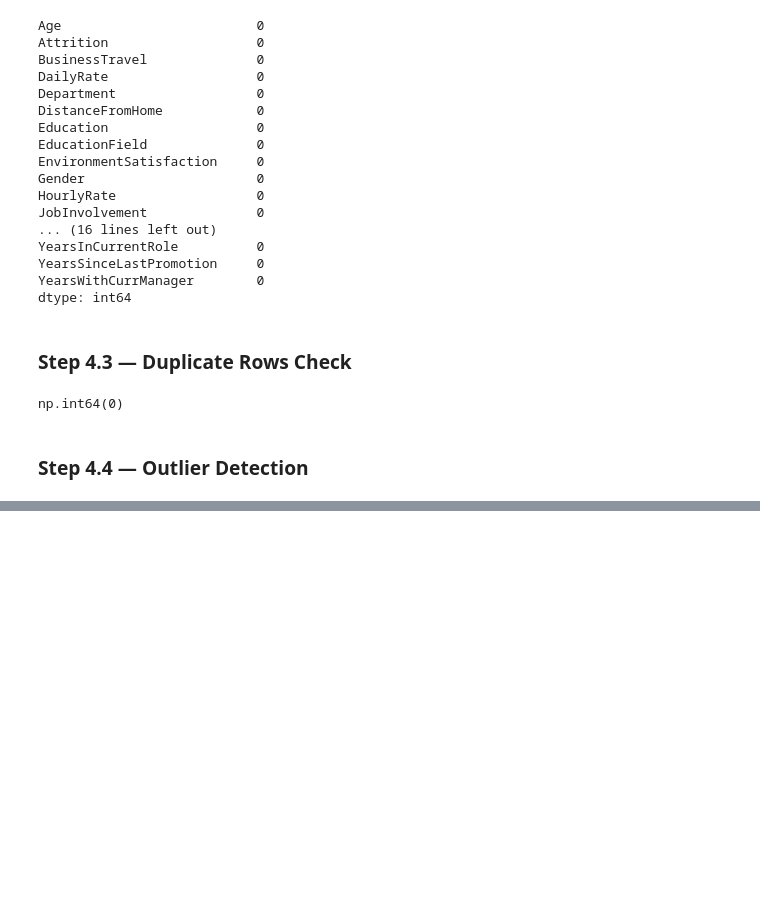
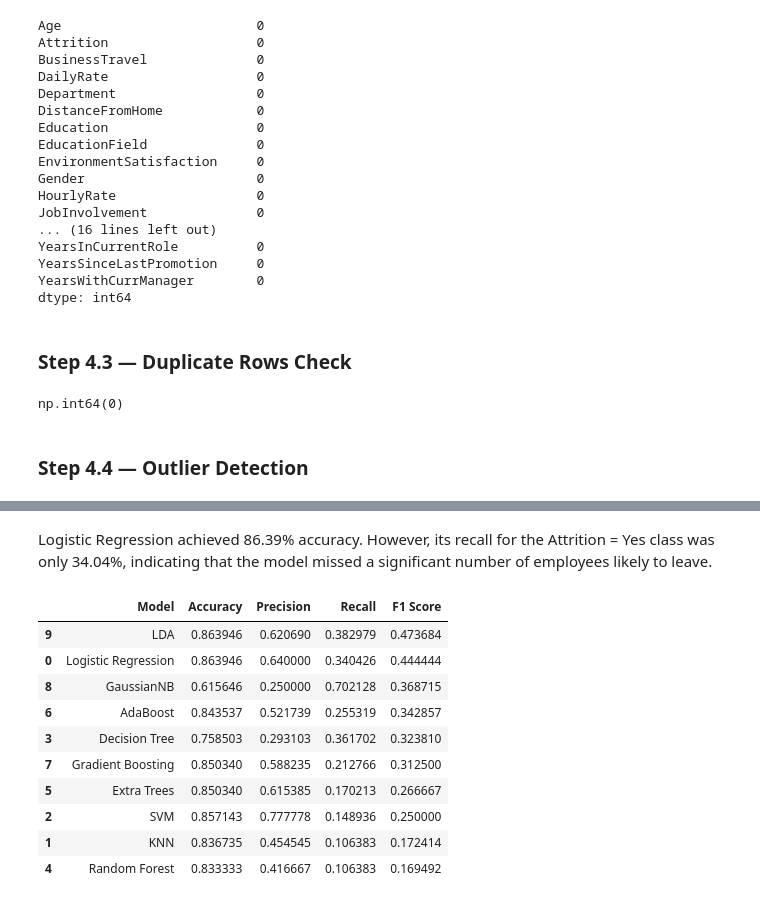
Before and after one commit to DEVELOPER-MANISH007/Kaggle-Notebook, a Jupyter notebook: 7. Notebook/Notebook/main.ipynb, the cells around one changed output, grey strips where cells are left out. Cells and saved outputs as stored; diff of their text form; code cells hidden in the pictures; blank space fills up the shorter version.

```diff
--- a/7. Notebook/Notebook/main.ipynb
+++ b/7. Notebook/Notebook/main.ipynb
@@ -587,0 +688,3 @@ YearsWithCurrManager: 14 outliers
+# %%
+X = df.drop('Attrition',axis=1)
+y = df['Attrition']
@@ -587,0 +712,10 @@ YearsWithCurrManager: 14 outliers
+# %%
+from sklearn.model_selection import train_test_split
+
+X_train, X_test, y_train, y_test = train_test_split(
+    X, y, test_size=0.2, random_state=42,stratify=y
+)
+print("X_train :", X_train.shape)
+print("X_test  :", X_test.shape)
+print("y_train :", y_train.shape)
+print("y_test  :", y_test.shape)
@@ -587,0 +825,18 @@ YearsWithCurrManager: 14 outliers
+# %%
+from sklearn.pipeline import Pipeline
+
+def create_pipeline(model):
+    return Pipeline([
+        ("preprocessor", preprocessor),
+        ("model", model)
+    ])
+# %%
+from sklearn.linear_model import LogisticRegression
+
+logistic_pipeline = create_pipeline(
+    LogisticRegression(max_iter=1000)
+)
+
+logistic_pipeline.fit(X_train, y_train)
+
+y_pred = logistic_pipeline.predict(X_test)
@@ -587,0 +882,2 @@ YearsWithCurrManager: 14 outliers
+# %% [markdown]
+Logistic Regression achieved 86.39% accuracy. However, its recall for the Attrition = Yes class was only 34.04%, indicating that the model missed a significant number of employees likely to leave.
@@ -587,0 +933,21 @@ YearsWithCurrManager: 14 outliers
+# %%
+results_df = pd.DataFrame(results)
+
+results_df = results_df.sort_values(
+    by="F1 Score",
+    ascending=False
+)
+
+results_df
+# %% [output]
+|  | Model | Accuracy | Precision | Recall | F1 Score |
+| 9 | LDA | 0.863946 | 0.620690 | 0.382979 | 0.473684 |
+| 0 | Logistic Regression | 0.863946 | 0.640000 | 0.340426 | 0.444444 |
+| 8 | GaussianNB | 0.615646 | 0.250000 | 0.702128 | 0.368715 |
+| 6 | AdaBoost | 0.843537 | 0.521739 | 0.255319 | 0.342857 |
+| 3 | Decision Tree | 0.758503 | 0.293103 | 0.361702 | 0.323810 |
+| 7 | Gradient Boosting | 0.850340 | 0.588235 | 0.212766 | 0.312500 |
+| 5 | Extra Trees | 0.850340 | 0.615385 | 0.170213 | 0.266667 |
+| 2 | SVM | 0.857143 | 0.777778 | 0.148936 | 0.250000 |
+| 1 | KNN | 0.836735 | 0.454545 | 0.106383 | 0.172414 |
+| 4 | Random Forest | 0.833333 | 0.416667 | 0.106383 | 0.169492 |
```
Also changed, not shown: parts of 51 cells of this notebook.
